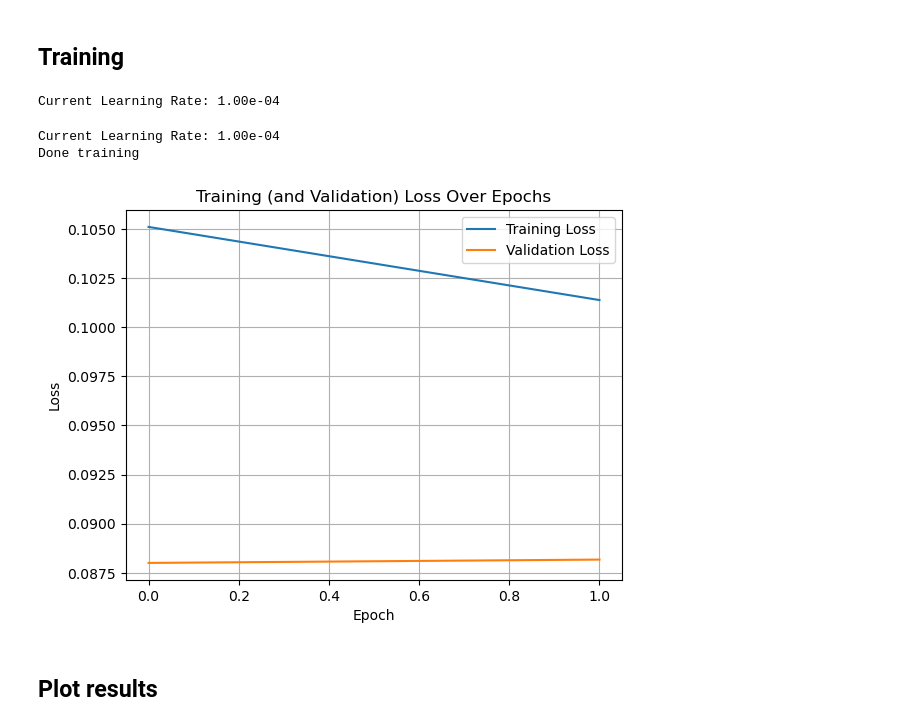
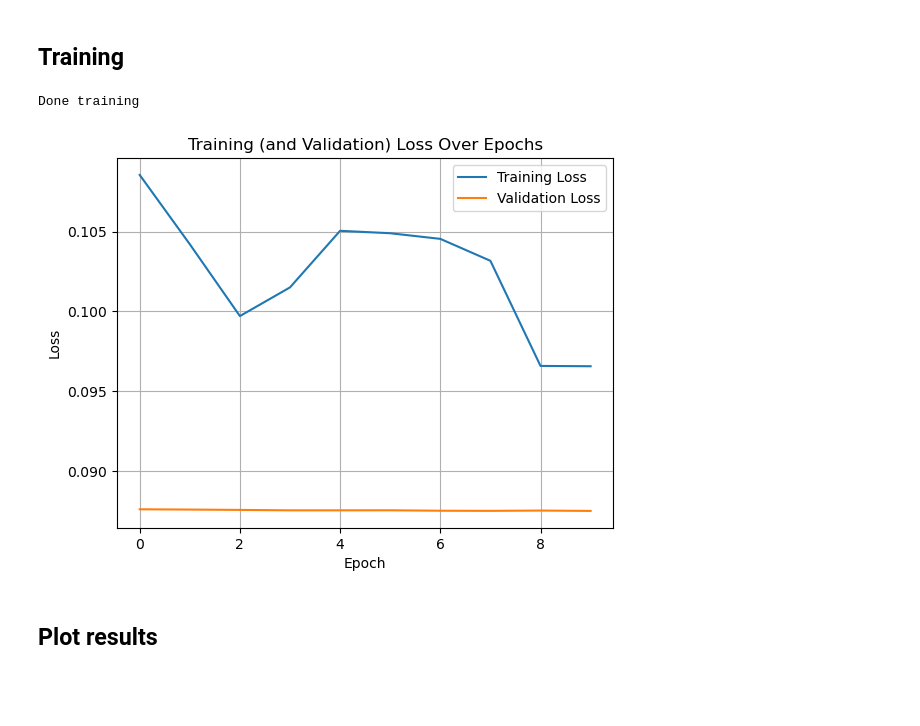
Before and after one commit to elonvg/Slot-Attention-Transformer, a Jupyter notebook: Notebook slotattn test.ipynb, the cells around one changed output. Saved outputs shown, nothing was run; the diff lists cells and outputs as text; code cells hidden in the pictures; blank space fills up the shorter version.

```diff
--- a/Notebook slotattn test.ipynb
+++ b/Notebook slotattn test.ipynb
@@ -54,7 +54,7 @@ IMG_SIZE = 128
 IMG_C = 1
 IMG_HEIGHT = IMG_SIZE
 IMG_WIDTH = IMG_SIZE
-CROP_SIZE = 512
+CROP_SIZE = 256
 CROP_HEIGHT = CROP_SIZE
 CROP_WIDTH = CROP_SIZE
 CROP_SIZE = (CROP_HEIGHT, CROP_WIDTH)
@@ -68,7 +68,7 @@ DIM_HEAD = 16
 SLOT_ITERATIONS = 2
 HIDDEN_DIM = 32
 TEMPERATURE = 0.5
-DECODER_FEATURES = [64, "up", 32, "up", 32]
+DECODER_FEATURES = [64, 32, "up" 32]
 
 LAMBDA_AUX = 0
 # %% [output]
@@ -192,25 +191,26 @@ Total: 201.4K trainable paramters, 0 non-trainable parameters
 # %% [markdown]
 ## Training
 # %%
+LEARNING_RATE = 1e-4
+NUM_EPOCHS = 10
+LAMBDA_AUX = 0
+
 
 loss_fn = nn.MSELoss() # For multiple classes use CrossEntropyLoss (and more out_channels)
 optimizer = optim.Adam(model.parameters(), lr=LEARNING_RATE)
 scheduler = optim.lr_scheduler.ReduceLROnPlateau(
     optimizer=optimizer,
     mode='min',
-    factor=0.1,
-    patience=10,
-    verbose=True,
-    min_lr=1e7
+    factor=0.5,
+    patience=15,
+    min_lr=1e-6
 )
-scheduler_type="plateau"
+scheduler_type = "plateau"
 
 trainmodel(train_loader, val_loader, model, loss_fn, LAMBDA_AUX, optimizer, scheduler, scheduler_type, num_epochs=NUM_EPOCHS, device=DEVICE)
 # %% [output]
-Current Learning Rate: 1.00e-04
+Done training
-Current Learning Rate: 1.00e-04
-Done training
-[figure, old version]
+[figure, new version]
 # %% [markdown]
 ## Plot results
 # %%
```
Also changed, not shown: parts of 2 cells of this notebook, 1 other file.
